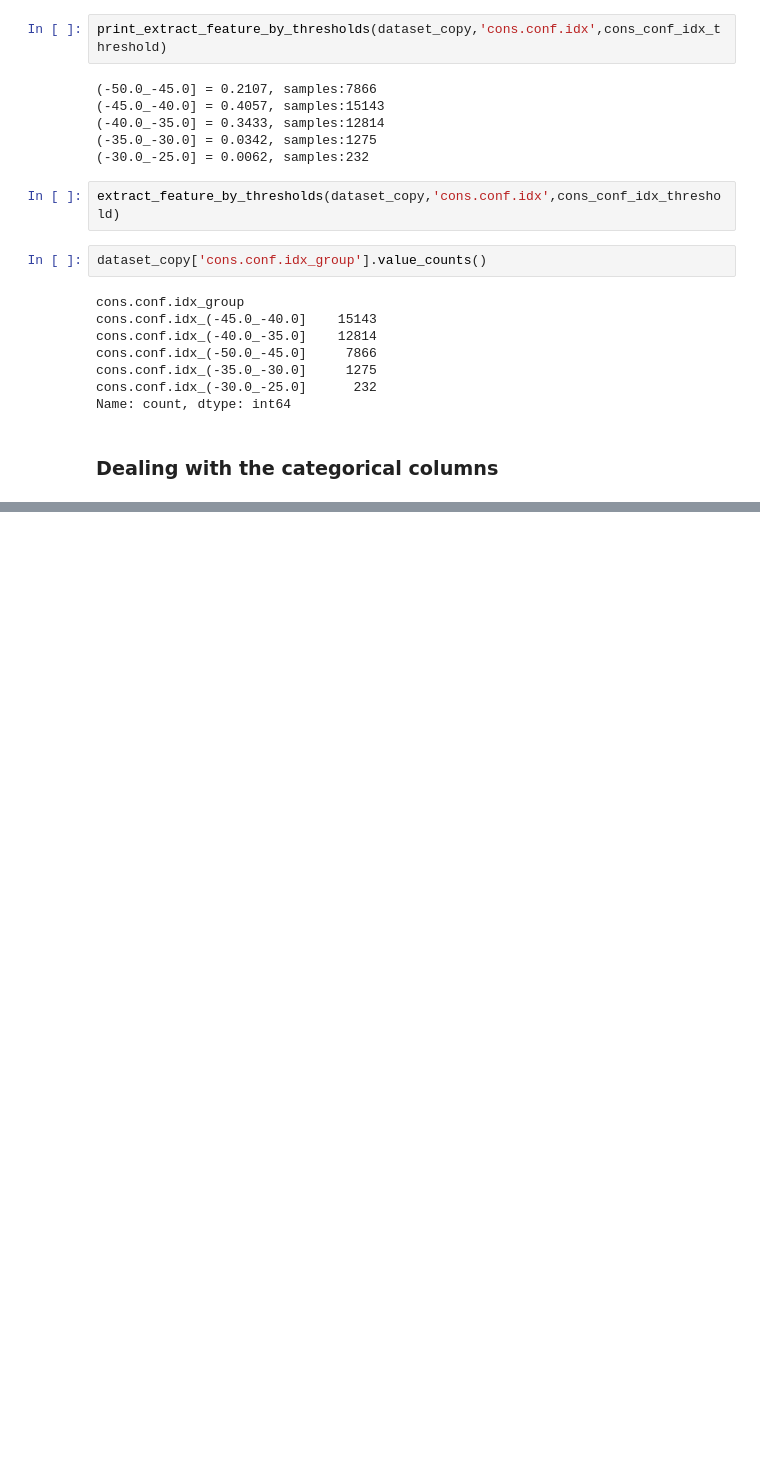
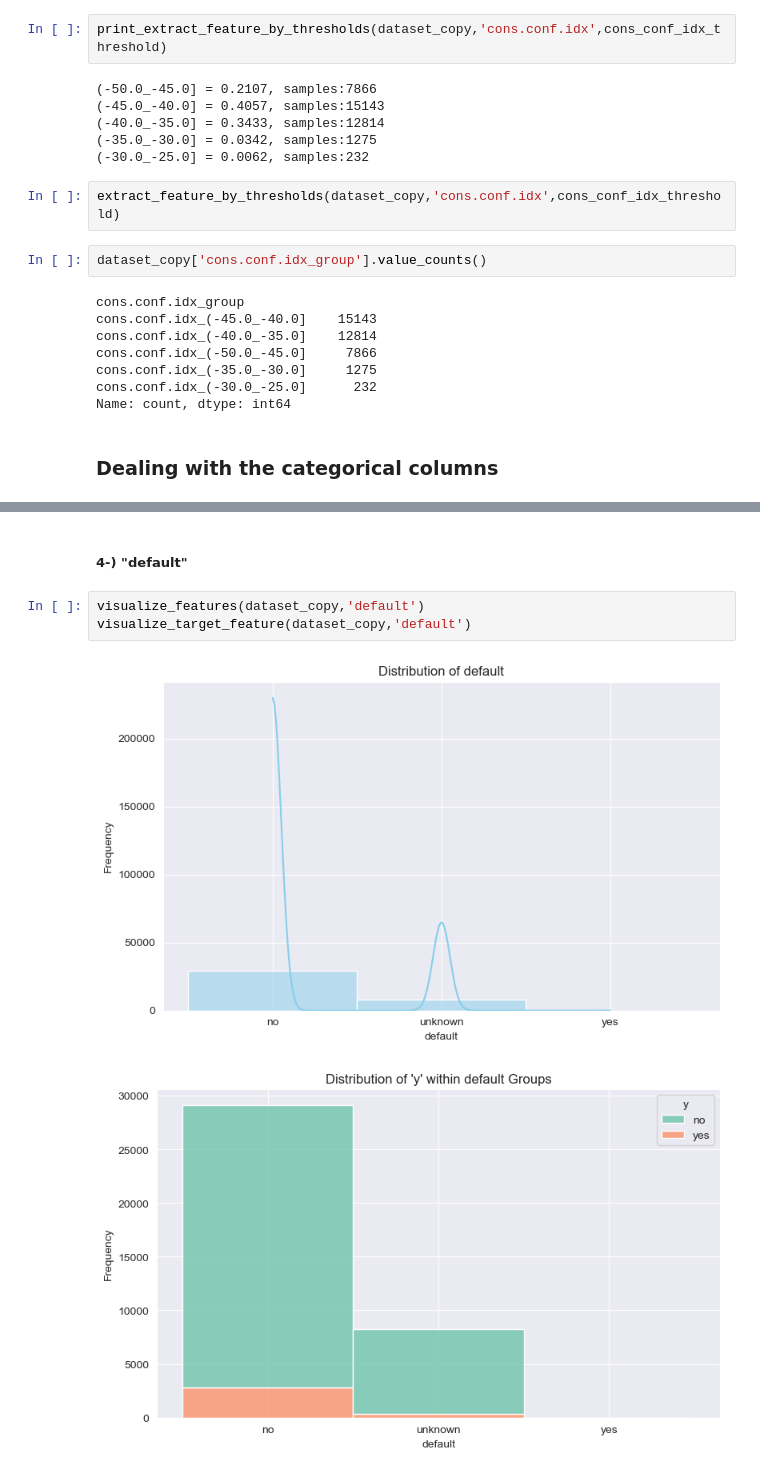
Before and after one commit to batuhanozzer/bankMarketing, a Jupyter notebook: ceng474_BankMarketing.ipynb, the cells around one changed output, grey strips where cells are left out. Drawn from its saved outputs; the diff is of its cells as text; blank space fills up the shorter version.

```diff
--- a/ceng474_BankMarketing.ipynb
+++ b/ceng474_BankMarketing.ipynb
@@ -484,0 +523,8 @@ Name: count, dtype: int64
+# %% [markdown]
+##### 4-) "default"
+# %%
+visualize_features(dataset_copy,'default')
+visualize_target_feature(dataset_copy,'default')
+# %% [output]
+[figure, added]
+[figure, added]
```
Also changed, not shown: parts of 19 cells of this notebook.
